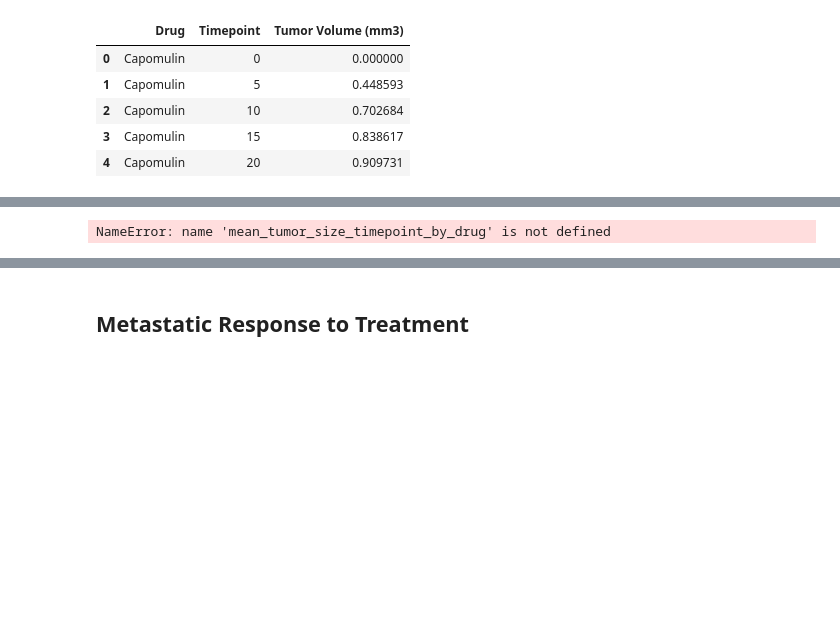
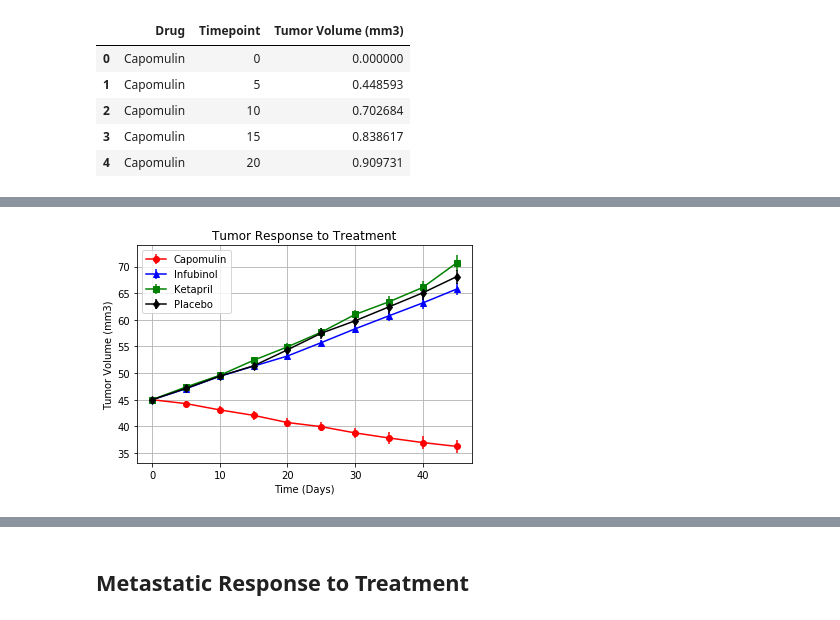
Before and after one commit to EssejTobor/matplotlib-challenge, a Jupyter notebook: Pymaceuticals.ipynb, the cells around one changed output, grey strips where cells are left out. Saved outputs shown, nothing was run; the diff lists cells and outputs as text; code cells hidden in the pictures; blank space fills up the shorter version.

```diff
--- a/Pymaceuticals.ipynb
+++ b/Pymaceuticals.ipynb
@@ -97,3 +97,9 @@ pivot_mtv.head()
 | 10 | 43.084291 | 48.285125 | 49.403909 | 49.582269 | 48.694210 | 49.423329 | 49.101541 | 42.531957 | 49.463844 | ... |
 | 15 | 42.064317 | 50.094055 | 51.296397 | 52.399974 | 50.933018 | 51.359742 | 51.067318 | 41.495061 | 51.529409 | ... |
 | 20 | 40.716325 | 52.157049 | 53.197691 | 54.920935 | 53.644087 | 54.364417 | 53.346737 | 40.238325 | 54.067395 | ... |
+# %%
+# Standard Error: Minor Data Munging to Re-Format the Data Frame
+SE_df = sem_df.pivot("Timepoint", "Drug", "Tumor Volume (mm3)")
+
+# Preview that Reformatting worked
+SE_df.head()
@@ -100,16 +114,20 @@ pivot_mtv.head()
 # %%
-# Generate the Plot (with Error Bars)
-x_axis=list(mean_tumor_size_timepoint_by_drug.index)
-capomulin_tumor_resp=plt.errorbar(x_axis, mean_tumor_size_timepoint_by_drug["Capomulin"], yerr=sem_tumor_size_timepoint_by_drug["Capomulin"], linewidth=0.5, marker='o',color='red',label="Capomulin")
-infubinol_tumor_resp=plt.errorbar(x_axis, mean_tumor_size_timepoint_by_drug["Infubinol"], yerr=sem_tumor_size_timepoint_by_drug["Infubinol"], linewidth=0.5, marker='^',color='blue',label="Infubinol")
-ketapril_tumor_resp=plt.errorbar(x_axis, mean_tumor_size_timepoint_by_drug["Ketapril"], yerr=sem_tumor_size_timepoint_by_drug["Ketapril"], linewidth=0.5, marker='s', color='green', label="Ketapril")
-placebo_tumor_resp=plt.errorbar(x_axis, mean_tumor_size_timepoint_by_drug["Placebo"], yerr=sem_tumor_size_timepoint_by_drug["Placebo"], linewidth=0.5, marker='d', color='black', label="Placebo")
 
+plt.errorbar(pivot_mtv.index.values, pivot_mtv.loc[:,"Capomulin"],
+             yerr = SE_df.loc[:, "Capomulin"], marker ='o', color='red', label="Capomulin")
+plt.errorbar(pivot_mtv.index.values, pivot_mtv.loc[:,"Infubinol"],
+             yerr = SE_df.loc[:, "Infubinol"], marker ='^', color='blue', label="Infubinol")
+plt.errorbar(pivot_mtv.index.values, pivot_mtv.loc[:,"Ketapril"],
+             yerr = SE_df.loc[:, "Ketapril"], marker ='s', color='green', label="Ketapril")
+plt.errorbar(pivot_mtv.index.values, pivot_mtv.loc[:,"Placebo"],
+             yerr = SE_df.loc[:, "Placebo"], marker ='d', color='black', label="Placebo" )
 
-
-
-
-
+plt.title("Tumor Response to Treatment")
+plt.xlabel("Time (Days)")
+plt.ylabel("Tumor Volume (mm3)")
+plt.grid()
+lgnd = plt.legend()
 # Save the Figure
+plt.savefig("tumor_response.png")
 # %% [output]
-NameError: name 'mean_tumor_size_timepoint_by_drug' is not defined
+[figure, added]
```
Also changed, not shown: parts of 3 cells of this notebook, 1 other file.
